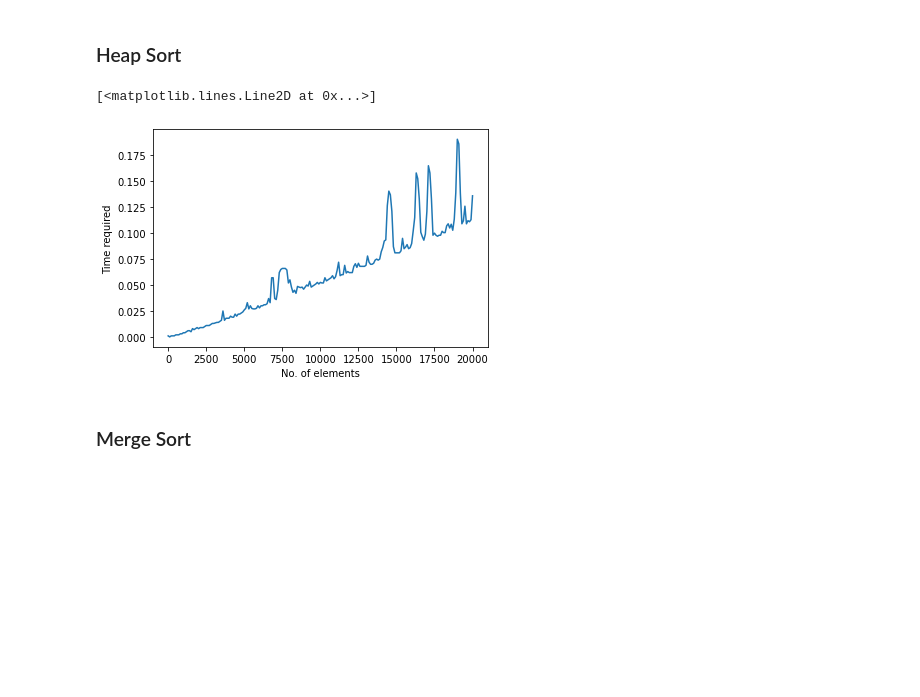
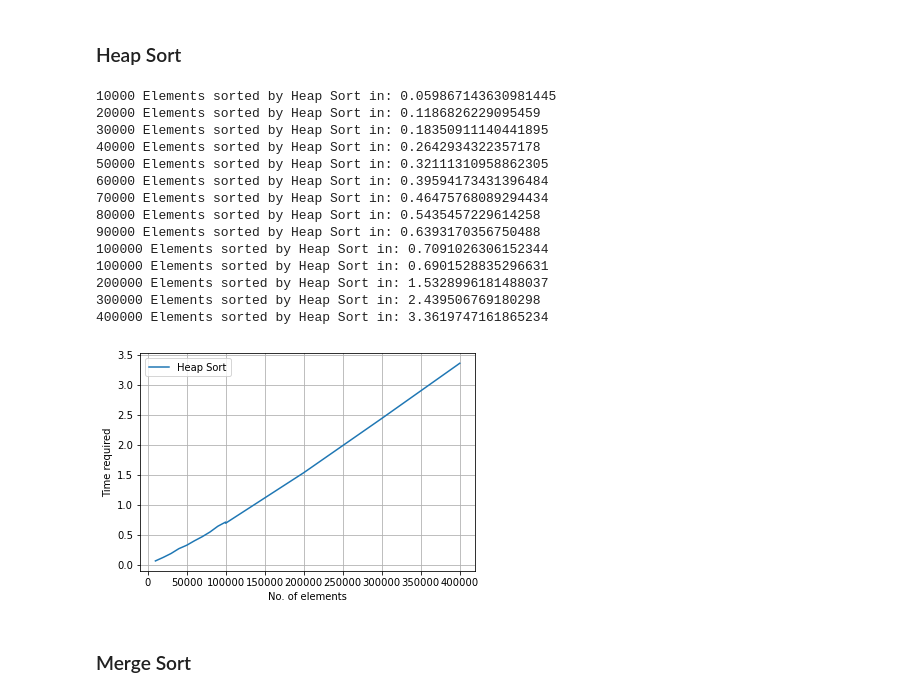
Before and after one commit to Louis2602/DSA-HCMUS, a Jupyter notebook: Lab/Lab3/draw_graph.ipynb, the cells around one changed output. Saved outputs shown, nothing was run; the diff lists cells and outputs as text; code cells hidden in the pictures; blank space fills up the shorter version.

```diff
--- a/Lab/Lab3/draw_graph.ipynb
+++ b/Lab/Lab3/draw_graph.ipynb
@@ -9,56 +9,69 @@ import matplotlib.pyplot as plt
 def heapify(arr, n, i):
     largest = i # Initialize largest as root
     l = 2 * i + 1 # left = 2*i + 1
     r = 2 * i + 2 # right = 2*i + 2
     if l < n and arr[i] < arr[l]:
         largest = l
     if r < n and arr[largest] < arr[r]:
         largest = r
     if largest != i:
         arr[i],arr[largest] = arr[largest],arr[i] # swap
         heapify(arr, n, largest)
 
 
 def heapSort(arr):
     n = len(arr)
 
     for i in range(n // 2 - 1, -1, -1):
         heapify(arr, n, i)
 
     for i in range(n-1, 0, -1):
         arr[i], arr[0] = arr[0], arr[i] # swap
         heapify(arr, i, 0)
 
-    return arr
-
-arr = [randint(0, 1000) for i in range(20000)]
-n = len(arr)
-
-# Output
-# print("Given array: ")
-# for i in range(n):
-#     print("%d" % arr[i], end=" ")
+elements = []
 times = []
 
-for x in range(0, 20001, 100):
-    start_time = time.time()
-    sortedArr = heapSort(arr[:x])
-    elapsed_time = time.time() - start_time
-    times.append(elapsed_time)
+for i in range(1, 10):
+    arr = [randint(0, 10000) for i in range(0, 10000*i)]
+    start = time.time()
+    heapSort(arr)
+    end = time.time()
+    print(len(arr), "Elements sorted by Heap Sort in:", end-start)
+    elements.append(len(arr))
+    times.append(end-start)
 
-# print("Sorted array: ")
-# for i in range(n):
-#     print("%d" % sortedArr[i], end=" ")
-# print(times)
+for i in range(1, 6):
+    arr = [randint(0, 100000) for i in range(0, 100000*i)]
+    start = time.time()
+    heapSort(arr)
+    end = time.time()
+    print(len(arr), "Elements sorted by Heap Sort in:", end-start)
+    elements.append(len(arr))
+    times.append(end-start)
 # Plot the graph
-x = [i for i in range(0, 20001, 100)]
-
 plt.xlabel("No. of elements")
 plt.ylabel("Time required")
-plt.plot(x,times)
+plt.plot(elements, times, label='Heap Sort')
+plt.grid()
+plt.legend()
+plt.show()
 # %% [output]
-[<matplotlib.lines.Line2D at 0x...>]
+10000 Elements sorted by Heap Sort in: 0.059867143630981445
+20000 Elements sorted by Heap Sort in: 0.1186826229095459
+30000 Elements sorted by Heap Sort in: 0.18350911140441895
+40000 Elements sorted by Heap Sort in: 0.2642934322357178
+50000 Elements sorted by Heap Sort in: 0.32111310958862305
+60000 Elements sorted by Heap Sort in: 0.39594173431396484
+70000 Elements sorted by Heap Sort in: 0.46475768089294434
+80000 Elements sorted by Heap Sort in: 0.5435457229614258
+90000 Elements sorted by Heap Sort in: 0.6393170356750488
+100000 Elements sorted by Heap Sort in: 0.7091026306152344
+100000 Elements sorted by Heap Sort in: 0.6901528835296631
+200000 Elements sorted by Heap Sort in: 1.5328996181488037
+300000 Elements sorted by Heap Sort in: 2.439506769180298
+400000 Elements sorted by Heap Sort in: 3.3619747161865234
-[figure, old version]
+[figure, new version]
 # %% [markdown]
 ### Merge Sort
 # %%
```
Also changed, not shown: parts of 3 cells of this notebook.
